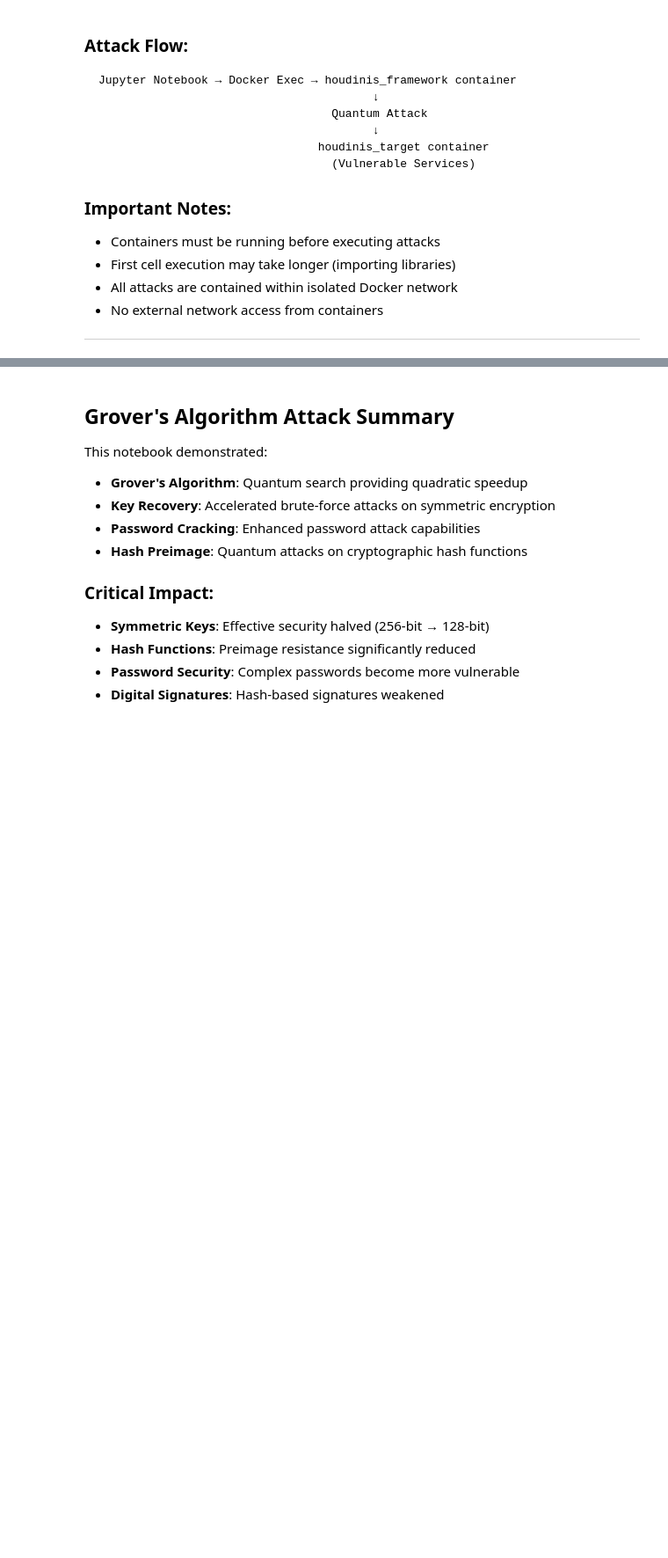
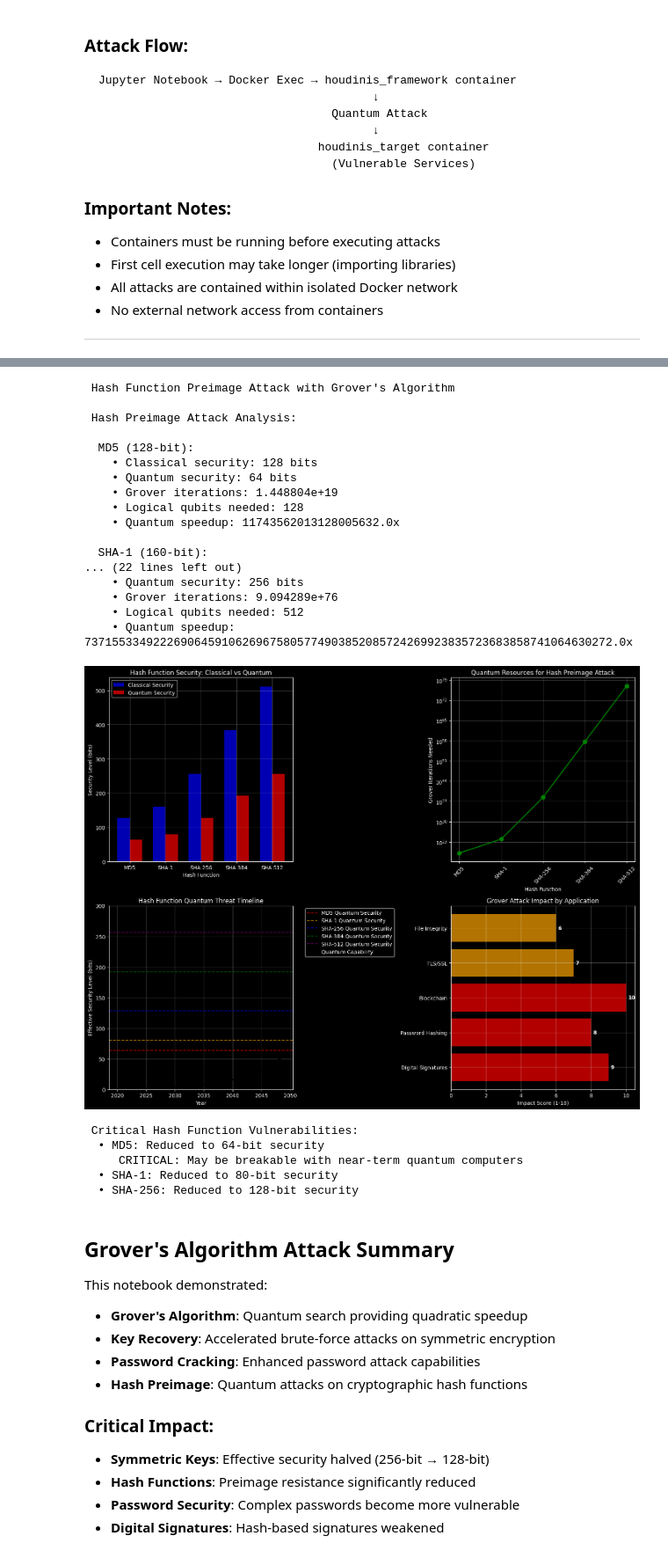
Before and after one commit to maurorisonho/Houdinis, a Jupyter notebook: notebooks/Grovers_Algorithm_Symmetric_Key_Attacks.ipynb, the cells around one changed output, grey strips where cells are left out. Shown at 88% size. Cells and saved outputs as stored; diff of their text form; code cells hidden in the pictures; blank space fills up the shorter version.

```diff
--- a/notebooks/Grovers_Algorithm_Symmetric_Key_Attacks.ipynb
+++ b/notebooks/Grovers_Algorithm_Symmetric_Key_Attacks.ipynb
@@ -1035,12 +1149,16 @@ plt.show()
 # %%
 #  Hash Function Preimage Attack Simulation
+import numpy as np
+import matplotlib.pyplot as plt
+import math
+
 print("\n Hash Function Preimage Attack with Grover's Algorithm")
 
 def simulate_hash_preimage_attack(hash_bits, target_hash="dummy"):
     """Simulate finding preimage for hash function using Grover"""
     search_space = 2 ** hash_bits
     classical_attempts = search_space // 2
-    grover_iterations = int(np.pi * np.sqrt(search_space) / 4)
+    grover_iterations = int(math.pi * math.sqrt(search_space) / 4)
 
     # Estimate quantum resources needed
     logical_qubits = hash_bits
@@ -1133,33 +1251,57 @@ ax3.set_xlabel('Year')
 ax3.set_ylabel('Effective Security Level (bits)')
 ax3.set_title('Hash Function Quantum Threat Timeline')
 ax3.legend(bbox_to_anchor=(1.05, 1), loc='upper left')
 ax3.grid(True, alpha=0.3)
 ax3.set_ylim(0, 300)
 
 # Impact assessment
 impact_categories = ['Digital Signatures', 'Password Hashing', 'Blockchain', 'TLS/SSL', 'File Integrity']
 impact_scores = [9, 8, 10, 7, 6]  # Relative impact scores
 colors_impact = ['red' if score >= 8 else 'orange' if score >= 6 else 'yellow' for score in impact_scores]
 
 bars = ax4.barh(impact_categories, impact_scores, color=colors_impact, alpha=0.7)
 ax4.set_xlabel('Impact Score (1-10)')
 ax4.set_title('Grover Attack Impact by Application')
 ax4.grid(True, alpha=0.3)
 
 # Add score labels
 for bar, score in zip(bars, impact_scores):
     ax4.text(bar.get_width() + 0.1, bar.get_y() + bar.get_height()/2,
             f'{score}', ha='left', va='center', fontweight='bold')
 
 plt.tight_layout()
 plt.show()
 
 print("\n Critical Hash Function Vulnerabilities:")
 for result in hash_results:
     if result['quantum_security'] <= 128:
         print(f"  • {result['name']}: Reduced to {result['quantum_security']}-bit security")
         if result['quantum_security'] <= 64:
             print(f"     CRITICAL: May be breakable with near-term quantum computers")
+# %% [output]
+ Hash Function Preimage Attack with Grover's Algorithm
+
+ Hash Preimage Attack Analysis:
+
+  MD5 (128-bit):
+    • Classical security: 128 bits
+    • Quantum security: 64 bits
+    • Grover iterations: 1.448804e+19
+    • Logical qubits needed: 128
+    • Quantum speedup: 11743562013128005632.0x
+
+  SHA-1 (160-bit):
+... (22 lines left out)
+    • Quantum security: 256 bits
+    • Grover iterations: 9.094289e+76
+    • Logical qubits needed: 512
+    • Quantum speedup: 73715533492226906459106269675805774903852085724269923835723683858741064630272.0x
+[figure, added]
+ Critical Hash Function Vulnerabilities:
+  • MD5: Reduced to 64-bit security
+     CRITICAL: May be breakable with near-term quantum computers
+  • SHA-1: Reduced to 80-bit security
+  • SHA-256: Reduced to 128-bit security
 # %% [markdown]
 ##  Grover's Algorithm Attack Summary
 
```
Also changed, not shown: parts of 9 cells of this notebook, 3 other files.
